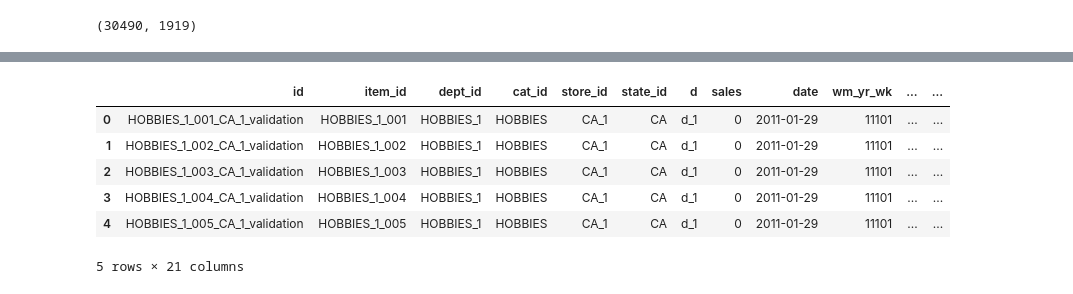
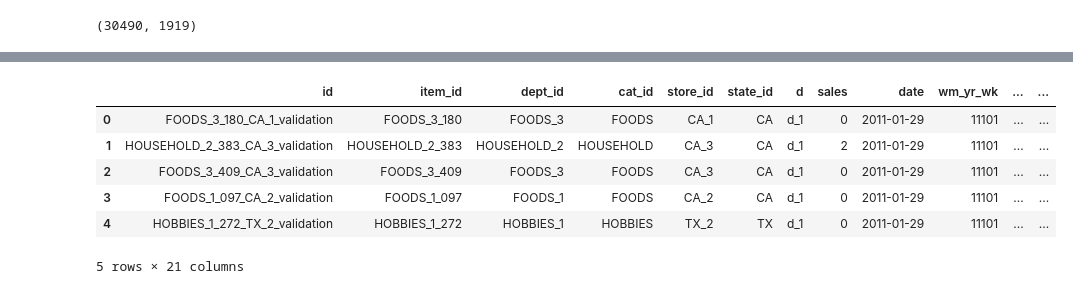
Before and after one commit to jonasge1992/walmart, a Jupyter notebook: notebooks/preprocess_LL.ipynb, the cells around one changed output, grey strips where cells are left out. Drawn from its saved outputs; the diff is of its cells as text; code cells hidden in the pictures.

```diff
--- a/notebooks/preprocess_LL.ipynb
+++ b/notebooks/preprocess_LL.ipynb
@@ -40,9 +40,8 @@ train_df.shape
 # %% [output]
 (30490, 1919)
 # %%
-train_df_200 = train_df.iloc[:200, :]
+train_df_sample = train_df.sample(n=200, replace=False,random_state=42)
 # %%
-train_df_200 = train_df_200.melt(id_vars=['id','item_id','dept_id','cat_id','store_id','state_id'])
+train_df_sample = train_df_sample.melt(id_vars=['id','item_id','dept_id','cat_id','store_id','state_id'])
 # %%
-train_df_200.rename(columns={'variable': 'd', 'value':'sales'},inplace=True)
-train_df_200
+train_df_sample.rename(columns={'variable': 'd', 'value':'sales'},inplace=True)
@@ -63,13 +48,13 @@ train_df_200
 # %%
-merge_df = train_df_200.merge(calendar_df,on='d',how='left')
+merge_df = train_df_sample.merge(calendar_df,on='d',how='left')
 merge_df.head()
 # %% [output]
 |  | id | item_id | dept_id | cat_id | store_id | state_id | d | sales | date | wm_yr_wk | ... | ... |
-| 0 | HOBBIES_1_001_CA_1_validation | HOBBIES_1_001 | HOBBIES_1 | HOBBIES | CA_1 | CA | d_1 | 0 | 2011-01-29 | 11101 | ... | ... |
-| 1 | HOBBIES_1_002_CA_1_validation | HOBBIES_1_002 | HOBBIES_1 | HOBBIES | CA_1 | CA | d_1 | 0 | 2011-01-29 | 11101 | ... | ... |
-| 2 | HOBBIES_1_003_CA_1_validation | HOBBIES_1_003 | HOBBIES_1 | HOBBIES | CA_1 | CA | d_1 | 0 | 2011-01-29 | 11101 | ... | ... |
-| 3 | HOBBIES_1_004_CA_1_validation | HOBBIES_1_004 | HOBBIES_1 | HOBBIES | CA_1 | CA | d_1 | 0 | 2011-01-29 | 11101 | ... | ... |
-| 4 | HOBBIES_1_005_CA_1_validation | HOBBIES_1_005 | HOBBIES_1 | HOBBIES | CA_1 | CA | d_1 | 0 | 2011-01-29 | 11101 | ... | ... |
+| 0 | FOODS_3_180_CA_1_validation | FOODS_3_180 | FOODS_3 | FOODS | CA_1 | CA | d_1 | 0 | 2011-01-29 | 11101 | ... | ... |
+| 1 | HOUSEHOLD_2_383_CA_3_validation | HOUSEHOLD_2_383 | HOUSEHOLD_2 | HOUSEHOLD | CA_3 | CA | d_1 | 2 | 2011-01-29 | 11101 | ... | ... |
+| 2 | FOODS_3_409_CA_3_validation | FOODS_3_409 | FOODS_3 | FOODS | CA_3 | CA | d_1 | 0 | 2011-01-29 | 11101 | ... | ... |
+| 3 | FOODS_1_097_CA_2_validation | FOODS_1_097 | FOODS_1 | FOODS | CA_2 | CA | d_1 | 0 | 2011-01-29 | 11101 | ... | ... |
+| 4 | HOBBIES_1_272_TX_2_validation | HOBBIES_1_272 | HOBBIES_1 | HOBBIES | TX_2 | TX | d_1 | 0 | 2011-01-29 | 11101 | ... | ... |
 5 rows × 21 columns
 # %%
 merge_df = merge_df.merge(prices_df,on=['store_id', 'item_id','wm_yr_wk'],how='left')
```
Also changed, not shown: parts of 4 cells of this notebook.
